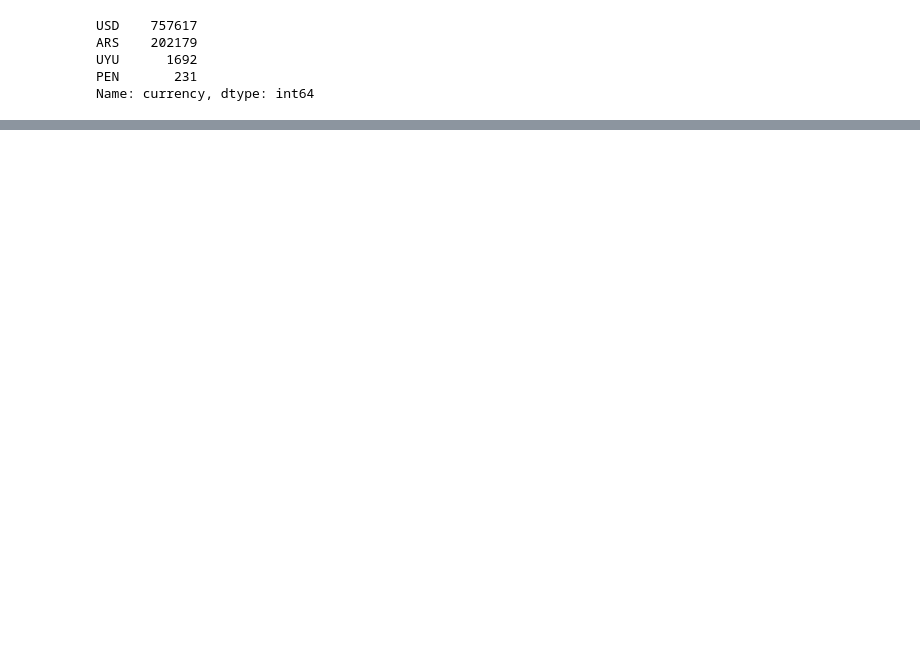
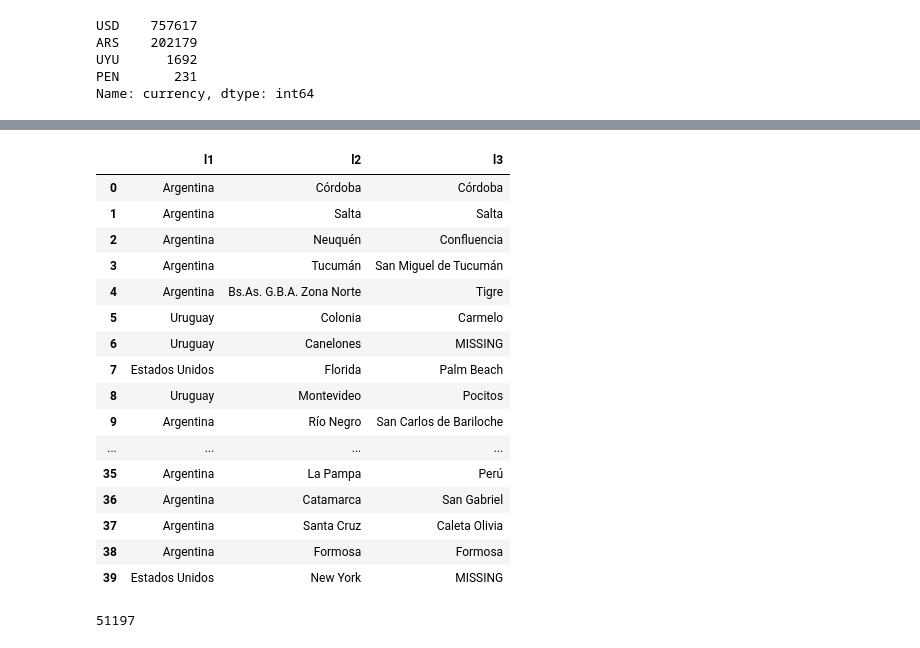
Before and after one commit to cjpena531/House_Prices_Prediction, a Jupyter notebook: EDA.ipynb, the cells around one changed output, grey strips where cells are left out. Drawn from its saved outputs; the diff is of its cells as text; code cells hidden in the pictures; blank space fills up the shorter version.

```diff
--- a/EDA.ipynb
+++ b/EDA.ipynb
@@ -214,0 +304,6 @@ argentina.describe()
+# %%
+for row in missing_l3s.values:
+    l2 = row[1]
+    row[2] = argentina[argentina.l2 == l2].l3.mode()#[0]
+    print(row)
+#this gives me an error, have to handle edge cases now
@@ -214,0 +328,38 @@ argentina.describe()
+# %%
+missing_data = []
+for row in missing_l3s.values:
+    l2 = row[1]
+    if l2 in ['New York', 'Rio Grande do Norte', 'Miami', 'Canelones']:
+        row[2] = 'MISSING'
+    else :
+        row[2] = argentina[argentina.l2 == l2].l3.mode()[0]
+    missing_data.append(row)
+fixed_l3s = pd.DataFrame(missing_data, columns=['l1', 'l2', 'l3'])
+fixed_l3s
+# %% [output]
+|  | l1 | l2 | l3 |
+| 0 | Argentina | Córdoba | Córdoba |
+| 1 | Argentina | Salta | Salta |
+| 2 | Argentina | Neuquén | Confluencia |
+| 3 | Argentina | Tucumán | San Miguel de Tucumán |
+| 4 | Argentina | Bs.As. G.B.A. Zona Norte | Tigre |
+| 5 | Uruguay | Colonia | Carmelo |
+| 6 | Uruguay | Canelones | MISSING |
+| 7 | Estados Unidos | Florida | Palm Beach |
+| 8 | Uruguay | Montevideo | Pocitos |
+| 9 | Argentina | Río Negro | San Carlos de Bariloche |
+| ... | ... | ... | ... |
+| 35 | Argentina | La Pampa | Perú |
+| 36 | Argentina | Catamarca | San Gabriel |
+| 37 | Argentina | Santa Cruz | Caleta Olivia |
+| 38 | Argentina | Formosa | Formosa |
+| 39 | Estados Unidos | New York | MISSING |
+# %%
+missing_indices = missing_l3s.index
+for index in missing_indices:
+    l2val = argentina.loc[index, 'l2']
+    argentina.at[index, 'l3'] = fixed_l3s[fixed_l3s.l2 == l2val].l3.values[0]
+
+argentina.l3.isnull().sum()
+# %% [output]
+51197
```
Also changed, not shown: parts of 29 cells of this notebook, 2 other files.
